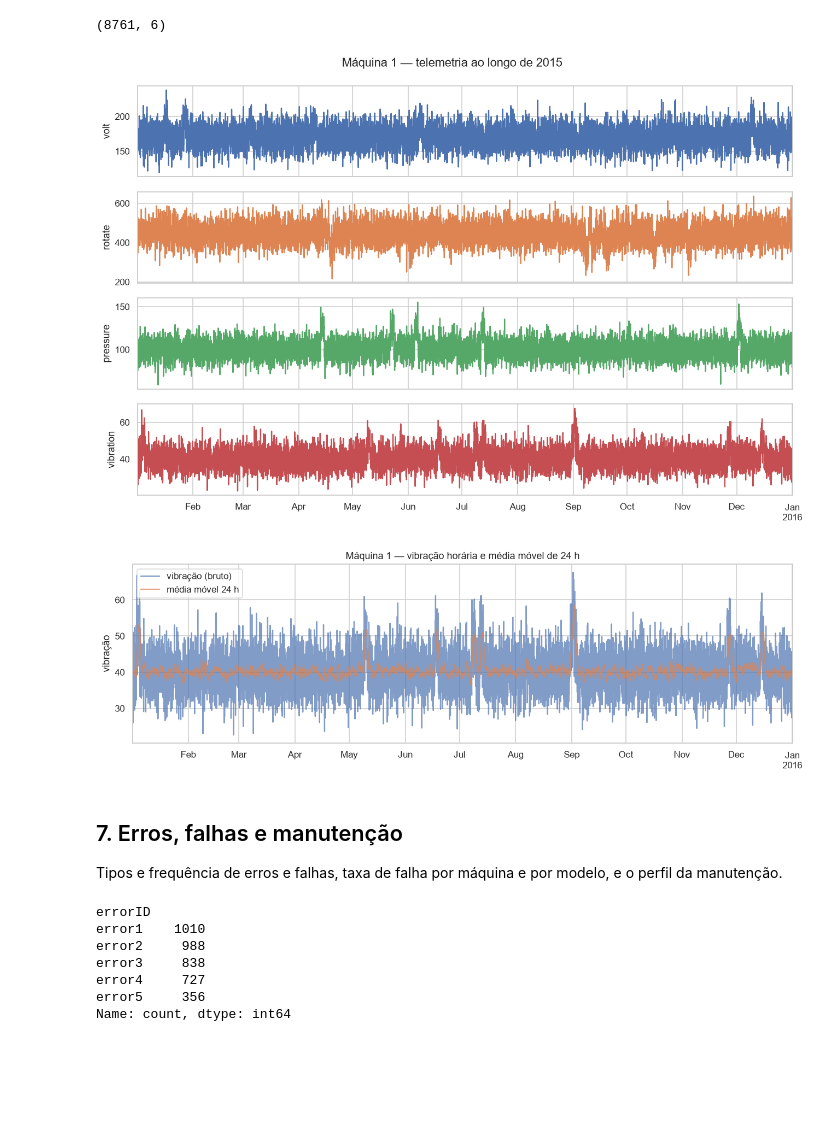
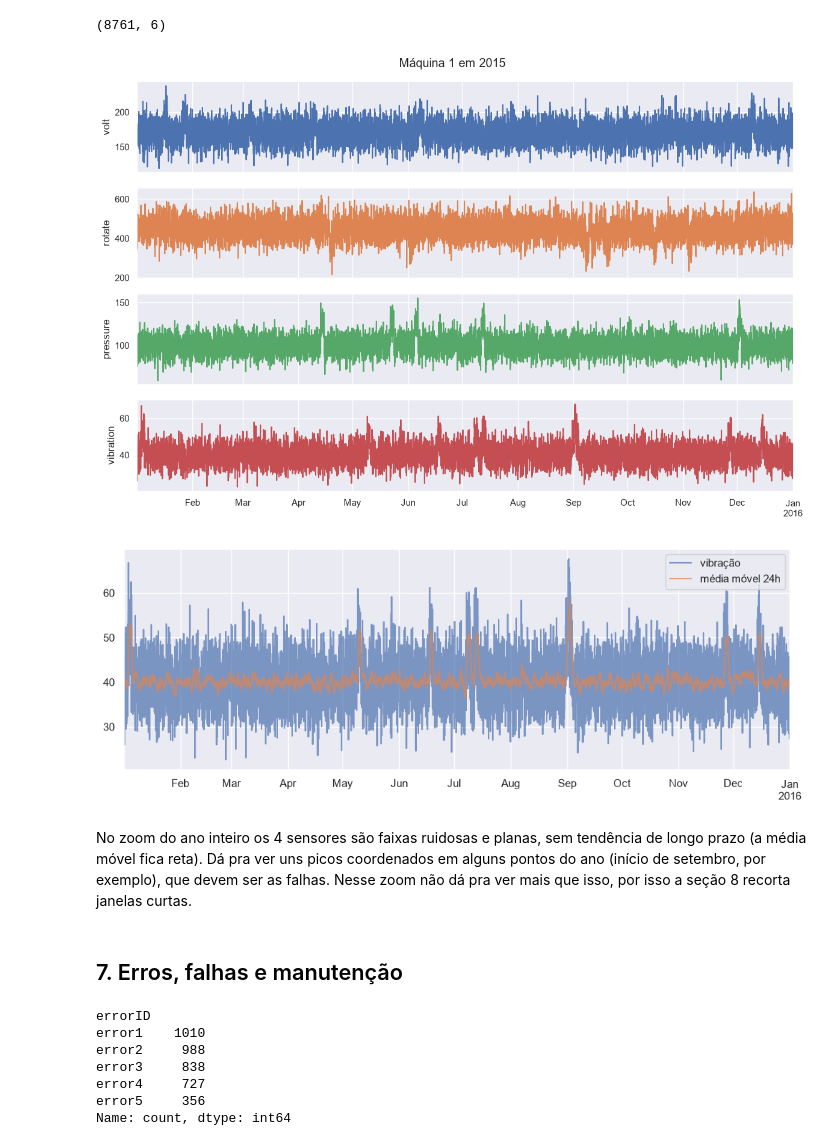
Before and after one commit to MichaellVianna/P03-sensores-industriais-exploracao, a Jupyter notebook: notebooks/P03_exploracao_sensores.ipynb, the cells around one changed output. Drawn from its saved outputs; the diff is of its cells as text; code cells hidden in the pictures; blank space fills up the shorter version.

```diff
--- a/notebooks/P03_exploracao_sensores.ipynb
+++ b/notebooks/P03_exploracao_sensores.ipynb
@@ -16,10 +14,4 @@ import numpy as np
 import matplotlib.pyplot as plt
 import seaborn as sns
 
-sns.set_theme(style="whitegrid")
-plt.rcParams["figure.dpi"] = 110
-
-IMG = "../images"   # pasta onde as figuras usadas no README são salvas
-
-def salvar(nome):
-    plt.savefig(f"{IMG}/{nome}", dpi=120, bbox_inches="tight")
+sns.set_theme()
@@ -187,5 +173,5 @@ memory usage: 40.1 MB
 # %%
-m1 = telemetry[telemetry["machineID"] == 1].copy().sort_values("datetime")
+m1 = telemetry[telemetry["machineID"] == 1].sort_values("datetime")
 m1.shape
 # %% [output]
 (8761, 6)
@@ -194,25 +180,26 @@ eixos = m1.plot(x="datetime", y=sensores, subplots=True, figsize=(12, 8), legend
 for ax, s in zip(eixos, sensores):
     ax.set_ylabel(s)
 eixos[-1].set_xlabel("")
-eixos[0].figure.suptitle("Máquina 1 — telemetria ao longo de 2015", y=0.99)
-plt.tight_layout()
-salvar("04_serie_temporal_maquina1.png")
+eixos[0].figure.suptitle("Máquina 1 em 2015")
+plt.tight_layout();
 # %% [output]
-[figure, old version]
+[figure, new version]
 # %%
+# media movel de 24h pra ver tendencia debaixo do ruido
+m1 = m1.copy()
 m1["vib_mm24"] = m1["vibration"].rolling(24).mean()
-ax = m1.plot(x="datetime", y=["vibration", "vib_mm24"], figsize=(12, 4), alpha=0.7)
-ax.set(title="Máquina 1 — vibração horária e média móvel de 24 h", xlabel="", ylabel="vibração")
-ax.legend(["vibração (bruto)", "média móvel 24 h"])
-plt.tight_layout()
-salvar("05_vibracao_media_movel.png")
+m1.plot(x="datetime", y=["vibration", "vib_mm24"], figsize=(12, 4), alpha=0.7)
+plt.legend(["vibração", "média móvel 24h"])
+plt.xlabel("");
 # %% [output]
-[figure, old version]
+[figure, new version]
-# %% [markdown]
-## 7. Erros, falhas e manutenção
-
-Tipos e frequência de erros e falhas, taxa de falha por máquina e por modelo,
-e o perfil da manutenção.
+# %% [markdown]
+No zoom do ano inteiro os 4 sensores são faixas ruidosas e planas, sem tendência de longo
+prazo (a média móvel fica reta). Dá pra ver uns picos coordenados em alguns pontos do ano
+(início de setembro, por exemplo), que devem ser as falhas. Nesse zoom não dá pra ver mais
+que isso, por isso a seção 8 recorta janelas curtas.
+# %% [markdown]
+## 7. Erros, falhas e manutenção
 # %%
 for df in (errors, failures, maint):
     df["datetime"] = pd.to_datetime(df["datetime"])
```
Also changed, not shown: parts of 61 cells of this notebook, 14 other files.
